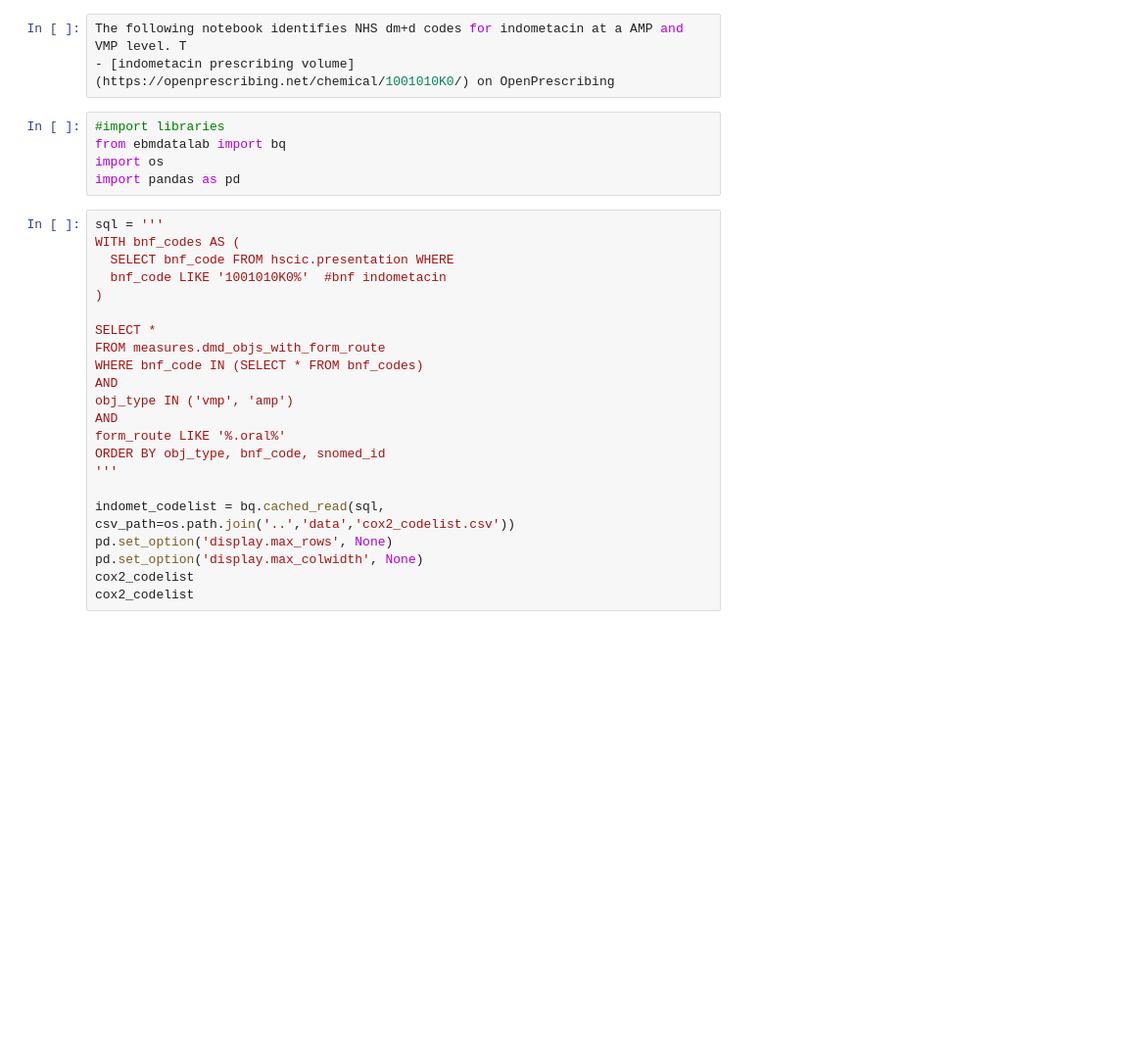
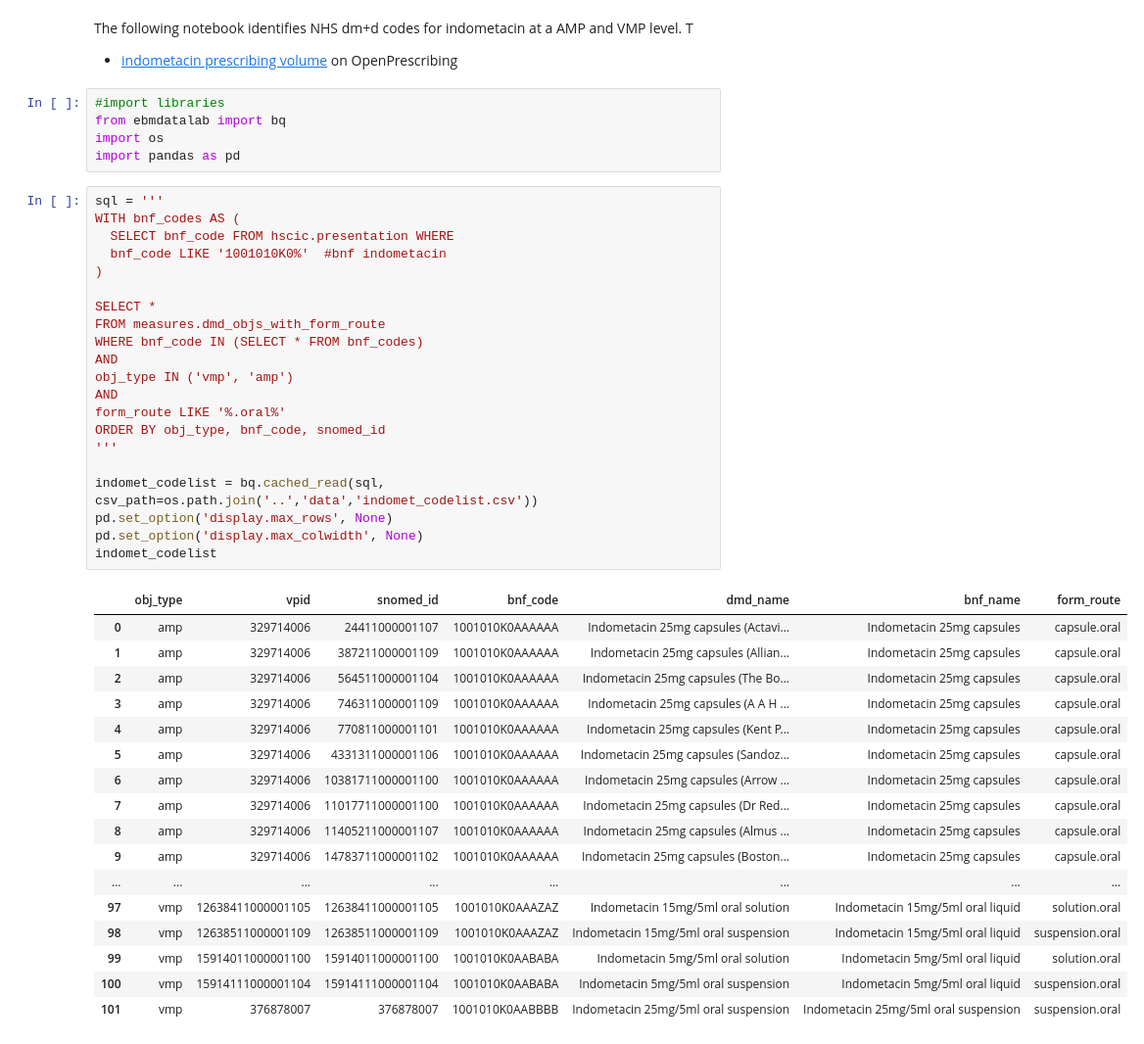
Before and after one commit to ebmdatalab/nsaid-covid-codelist-notebook, a Jupyter notebook: notebooks/indomet.ipynb, the cells around one changed output. Shown at 98% size. Cells and saved outputs as stored; diff of their text form; blank space fills up the shorter version.

Commit message:
update indomet

```diff
--- a/notebooks/indomet.ipynb
+++ b/notebooks/indomet.ipynb
@@ -1,6 +1,6 @@
-# %%
-The following notebook identifies NHS dm+d codes for indometacin at a AMP and VMP level. T
-- [indometacin prescribing volume](https://openprescribing.net/chemical/1001010K0/) on OpenPrescribing
+# %% [markdown]
+The following notebook identifies NHS dm+d codes for indometacin at a AMP and VMP level. T
+- [indometacin prescribing volume](https://openprescribing.net/chemical/1001010K0/) on OpenPrescribing
 # %%
 #import libraries
 from ebmdatalab import bq
@@ -9,22 +9,39 @@ import pandas as pd
 # %%
 sql = '''
 WITH bnf_codes AS (
   SELECT bnf_code FROM hscic.presentation WHERE
   bnf_code LIKE '1001010K0%'  #bnf indometacin
 )
 
 SELECT *
 FROM measures.dmd_objs_with_form_route
 WHERE bnf_code IN (SELECT * FROM bnf_codes)
 AND
 obj_type IN ('vmp', 'amp')
 AND
 form_route LIKE '%.oral%'
 ORDER BY obj_type, bnf_code, snomed_id
 '''
 
-indomet_codelist = bq.cached_read(sql, csv_path=os.path.join('..','data','cox2_codelist.csv'))
+indomet_codelist = bq.cached_read(sql, csv_path=os.path.join('..','data','indomet_codelist.csv'))
 pd.set_option('display.max_rows', None)
 pd.set_option('display.max_colwidth', None)
-cox2_codelist
-cox2_codelist
+indomet_codelist
+# %% [output]
+|  | obj_type | vpid | snomed_id | bnf_code | dmd_name | bnf_name | form_route |
+| 0 | amp | 329714006 | 24411000001107 | 1001010K0AAAAAA | Indometacin 25mg capsules (Actavi... | Indometacin 25mg capsules | capsule.oral |
+| 1 | amp | 329714006 | 387211000001109 | 1001010K0AAAAAA | Indometacin 25mg capsules (Allian... | Indometacin 25mg capsules | capsule.oral |
+| 2 | amp | 329714006 | 564511000001104 | 1001010K0AAAAAA | Indometacin 25mg capsules (The Bo... | Indometacin 25mg capsules | capsule.oral |
+| 3 | amp | 329714006 | 746311000001109 | 1001010K0AAAAAA | Indometacin 25mg capsules (A A H ... | Indometacin 25mg capsules | capsule.oral |
+| 4 | amp | 329714006 | 770811000001101 | 1001010K0AAAAAA | Indometacin 25mg capsules (Kent P... | Indometacin 25mg capsules | capsule.oral |
+| 5 | amp | 329714006 | 4331311000001106 | 1001010K0AAAAAA | Indometacin 25mg capsules (Sandoz... | Indometacin 25mg capsules | capsule.oral |
+| 6 | amp | 329714006 | 10381711000001100 | 1001010K0AAAAAA | Indometacin 25mg capsules (Arrow ... | Indometacin 25mg capsules | capsule.oral |
+| 7 | amp | 329714006 | 11017711000001100 | 1001010K0AAAAAA | Indometacin 25mg capsules (Dr Red... | Indometacin 25mg capsules | capsule.oral |
+| 8 | amp | 329714006 | 11405211000001107 | 1001010K0AAAAAA | Indometacin 25mg capsules (Almus ... | Indometacin 25mg capsules | capsule.oral |
+| 9 | amp | 329714006 | 14783711000001102 | 1001010K0AAAAAA | Indometacin 25mg capsules (Boston... | Indometacin 25mg capsules | capsule.oral |
+| ... | ... | ... | ... | ... | ... | ... | ... |
+| 97 | vmp | 12638411000001105 | 12638411000001105 | 1001010K0AAAZAZ | Indometacin 15mg/5ml oral solution | Indometacin 15mg/5ml oral liquid | solution.oral |
+| 98 | vmp | 12638511000001109 | 12638511000001109 | 1001010K0AAAZAZ | Indometacin 15mg/5ml oral suspension | Indometacin 15mg/5ml oral liquid | suspension.oral |
+| 99 | vmp | 15914011000001100 | 15914011000001100 | 1001010K0AABABA | Indometacin 5mg/5ml oral solution | Indometacin 5mg/5ml oral liquid | solution.oral |
+| 100 | vmp | 15914111000001104 | 15914111000001104 | 1001010K0AABABA | Indometacin 5mg/5ml oral suspension | Indometacin 5mg/5ml oral liquid | suspension.oral |
+| 101 | vmp | 376878007 | 376878007 | 1001010K0AABBBB | Indometacin 25mg/5ml oral suspension | Indometacin 25mg/5ml oral suspension | suspension.oral |
```
Also changed, not shown: 1 other file.
